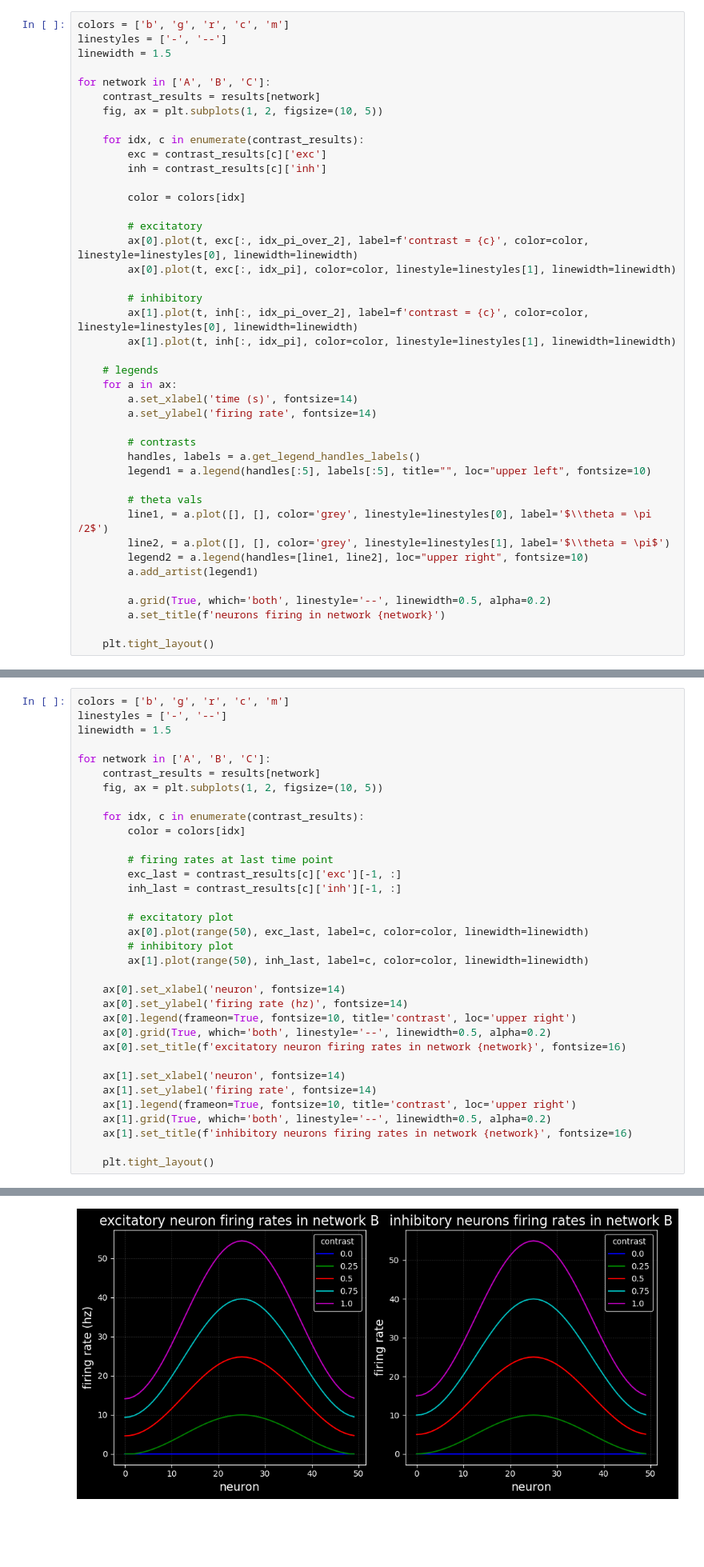
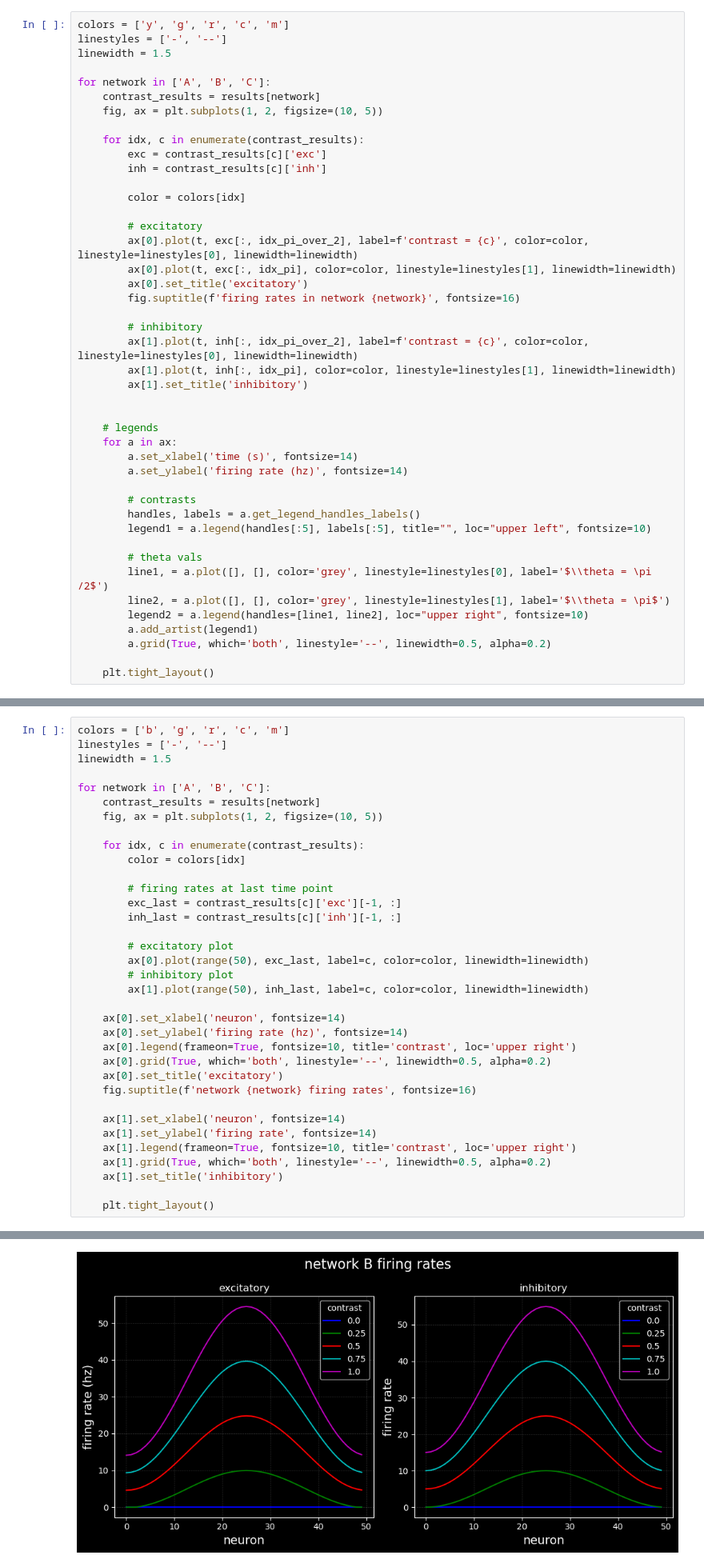
Before and after one commit to polsen99/intro_comp_neuro, a Jupyter notebook: ch6 (firing-rate models, network dynamics)/tutorial 6.4 - orientation selectivity in a ring model.ipynb, the cells around one changed output, grey strips where cells are left out. Shown: that part at 80% size. Cells and saved outputs as stored; diff of their text form; blank space fills up the shorter version.

```diff
--- a/ch6 (firing-rate models, network dynamics)/tutorial 6.4 - orientation selectivity in a ring model.ipynb
+++ b/ch6 (firing-rate models, network dynamics)/tutorial 6.4 - orientation selectivity in a ring model.ipynb
@@ -237,7 +237,7 @@ idx_pi = np.argmin(np.abs(theta - np.pi))
 
 results = simulate_all(t, theta, dt, network_params, contrasts)
 # %%
-colors = ['b', 'g', 'r', 'c', 'm']
+colors = ['y', 'g', 'r', 'c', 'm']
 linestyles = ['-', '--']
 linewidth = 1.5
 
@@ -254,15 +254,19 @@ for network in ['A', 'B', 'C']:
         # excitatory
         ax[0].plot(t, exc[:, idx_pi_over_2], label=f'contrast = {c}', color=color, linestyle=linestyles[0], linewidth=linewidth)
         ax[0].plot(t, exc[:, idx_pi], color=color, linestyle=linestyles[1], linewidth=linewidth)
+        ax[0].set_title('excitatory')
+        fig.suptitle(f'firing rates in network {network}', fontsize=16)
 
         # inhibitory
         ax[1].plot(t, inh[:, idx_pi_over_2], label=f'contrast = {c}', color=color, linestyle=linestyles[0], linewidth=linewidth)
         ax[1].plot(t, inh[:, idx_pi], color=color, linestyle=linestyles[1], linewidth=linewidth)
+        ax[1].set_title('inhibitory')
+
 
     # legends
     for a in ax:
         a.set_xlabel('time (s)', fontsize=14)
-        a.set_ylabel('firing rate', fontsize=14)
+        a.set_ylabel('firing rate (hz)', fontsize=14)
 
         # contrasts
         handles, labels = a.get_legend_handles_labels()
@@ -273,9 +277,7 @@ for network in ['A', 'B', 'C']:
         line2, = a.plot([], [], color='grey', linestyle=linestyles[1], label='$\\theta = \pi$')
         legend2 = a.legend(handles=[line1, line2], loc="upper right", fontsize=10)
         a.add_artist(legend1)
-
         a.grid(True, which='both', linestyle='--', linewidth=0.5, alpha=0.2)
-        a.set_title(f'neurons firing in network {network}')
 
     plt.tight_layout()
 # %% [output]
@@ -310,13 +312,14 @@ for network in ['A', 'B', 'C']:
     ax[0].set_ylabel('firing rate (hz)', fontsize=14)
     ax[0].legend(frameon=True, fontsize=10, title='contrast', loc='upper right')
     ax[0].grid(True, which='both', linestyle='--', linewidth=0.5, alpha=0.2)
-    ax[0].set_title(f'excitatory neuron firing rates in network {network}', fontsize=16)
+    ax[0].set_title('excitatory')
+    fig.suptitle(f'network {network} firing rates', fontsize=16)
 
     ax[1].set_xlabel('neuron', fontsize=14)
     ax[1].set_ylabel('firing rate', fontsize=14)
     ax[1].legend(frameon=True, fontsize=10, title='contrast', loc='upper right')
     ax[1].grid(True, which='both', linestyle='--', linewidth=0.5, alpha=0.2)
-    ax[1].set_title(f'inhibitory neurons firing rates in network {network}', fontsize=16)
+    ax[1].set_title('inhibitory')
 
     plt.tight_layout()
 # %% [output]
@@ -324 +327 @@ for network in ['A', 'B', 'C']:
-[figure, old version]
+[figure, new version]
```
Also changed, not shown: parts of 3 cells of this notebook.
